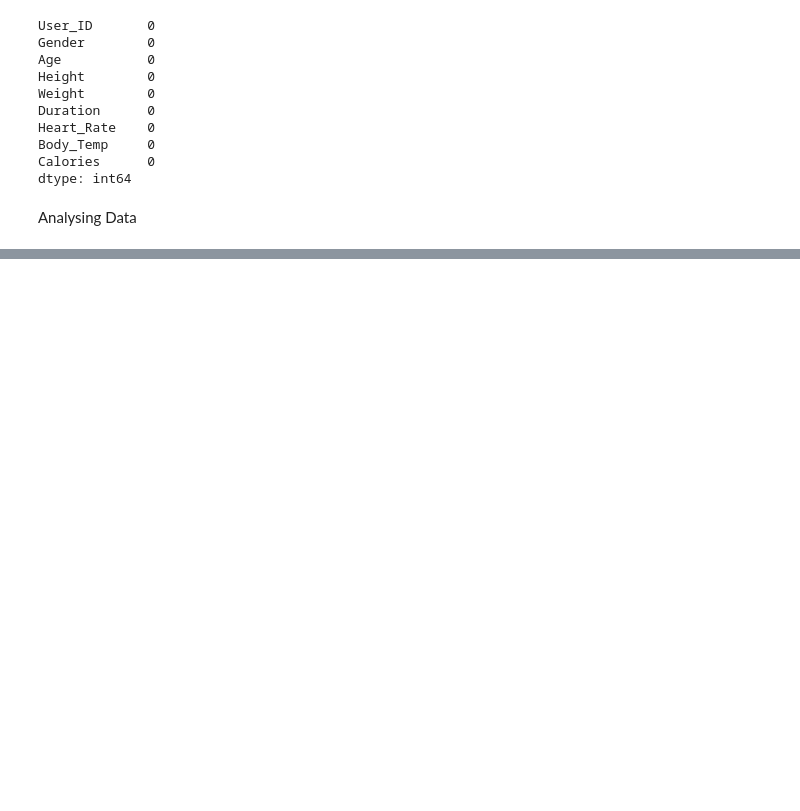
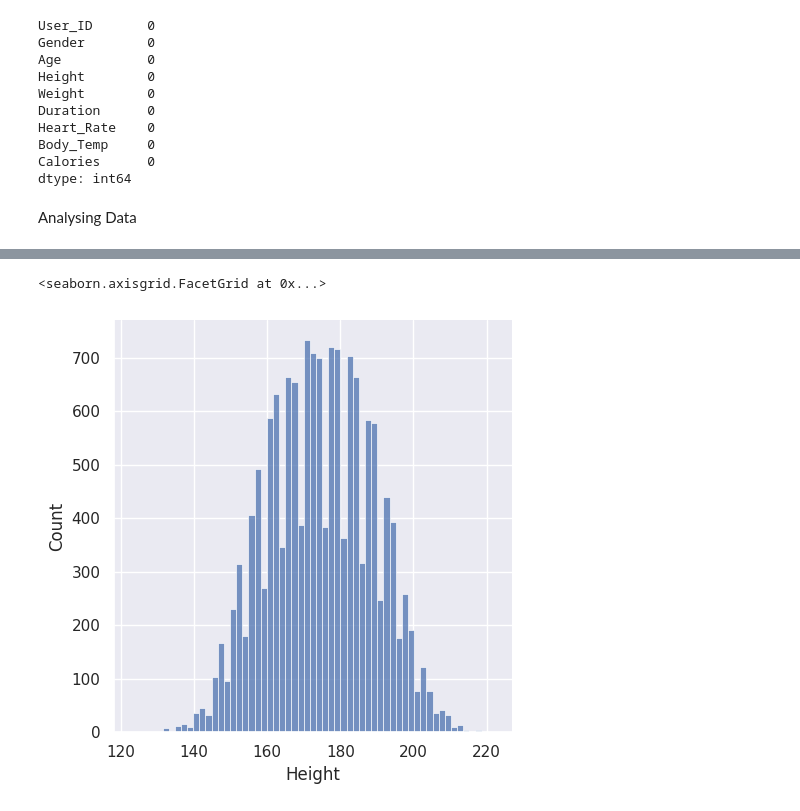
Before and after one commit to Abhyuday-Dev/Calories-burn-predictor, a Jupyter notebook: Calories_burnt.ipynb, the cells around one changed output, grey strips where cells are left out. Cells and saved outputs as stored; diff of their text form; code cells hidden in the pictures; blank space fills up the shorter version.

```diff
--- a/Calories_burnt.ipynb
+++ b/Calories_burnt.ipynb
@@ -99,0 +101,6 @@ calories_data.describe()
+# %%
+#finding the distribution of "Height" column
+sns.displot(calories_data['Height'])
+# %% [output]
+<seaborn.axisgrid.FacetGrid at 0x...>
+[figure, added]
```
Also changed, not shown: parts of 6 cells of this notebook.
